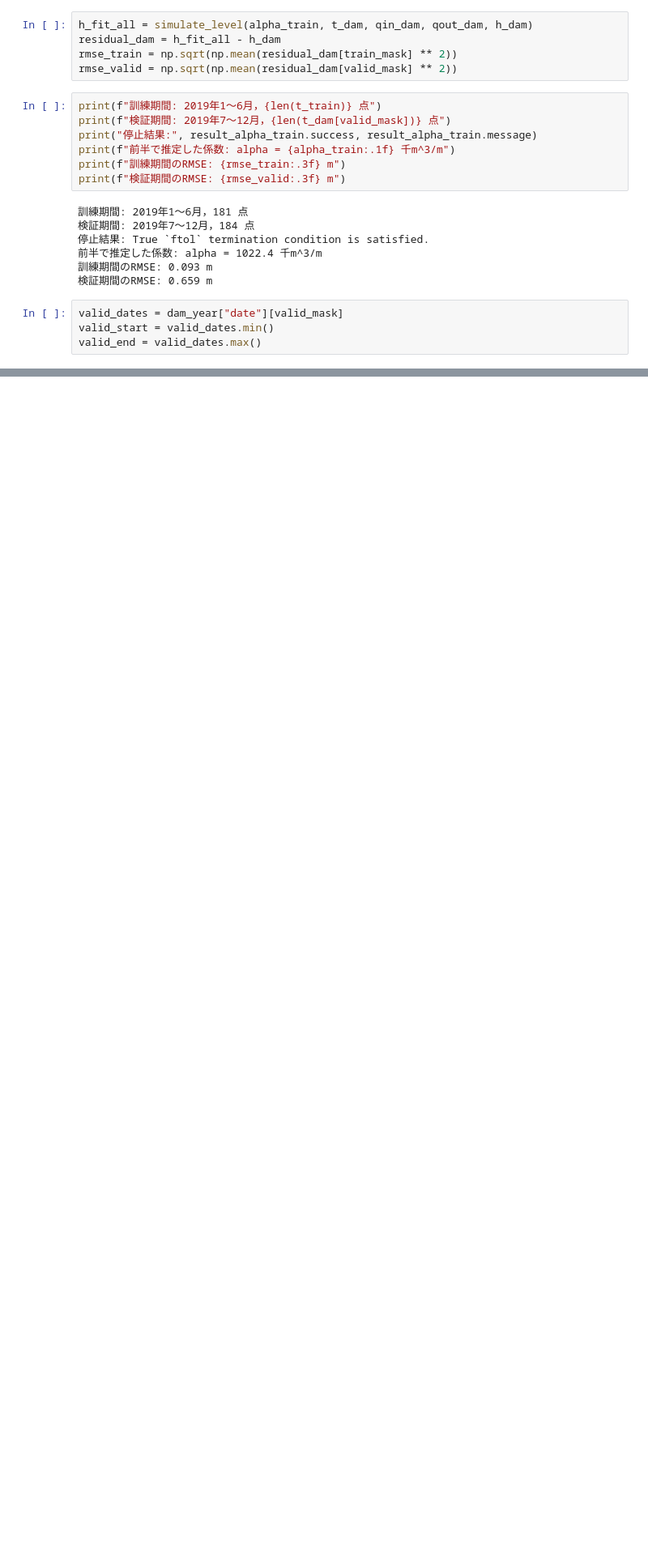
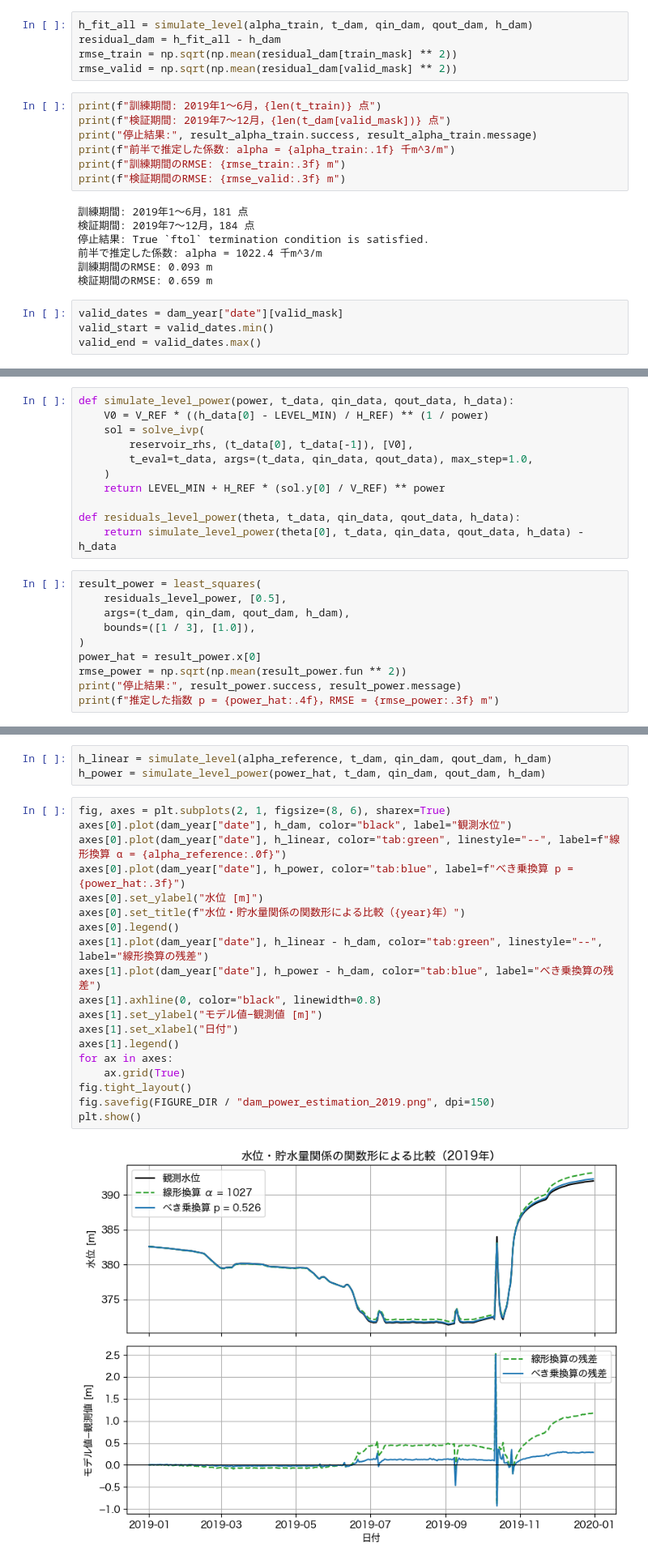
Before and after one commit to k16kgw/Class_Josai_AppliedProgrammingII, a Jupyter notebook: class/07/notebooks/parameter_estimation.ipynb, the cells around one changed output, grey strips where cells are left out. Shown at 81% size. Cells and saved outputs as stored; diff of their text form; blank space fills up the shorter version.

```diff
--- a/class/07/notebooks/parameter_estimation.ipynb
+++ b/class/07/notebooks/parameter_estimation.ipynb
@@ -515,0 +528,21 @@ plt.show()
+# %%
+def simulate_level_power(power, t_data, qin_data, qout_data, h_data):
+    V0 = V_REF * ((h_data[0] - LEVEL_MIN) / H_REF) ** (1 / power)
+    sol = solve_ivp(
+        reservoir_rhs, (t_data[0], t_data[-1]), [V0],
+        t_eval=t_data, args=(t_data, qin_data, qout_data), max_step=1.0,
+    )
+    return LEVEL_MIN + H_REF * (sol.y[0] / V_REF) ** power
+
+def residuals_level_power(theta, t_data, qin_data, qout_data, h_data):
+    return simulate_level_power(theta[0], t_data, qin_data, qout_data, h_data) - h_data
+# %%
+result_power = least_squares(
+    residuals_level_power, [0.5],
+    args=(t_dam, qin_dam, qout_dam, h_dam),
+    bounds=([1 / 3], [1.0]),
+)
+power_hat = result_power.x[0]
+rmse_power = np.sqrt(np.mean(result_power.fun ** 2))
+print("停止結果:", result_power.success, result_power.message)
+print(f"推定した指数 p = {power_hat:.4f}，RMSE = {rmse_power:.3f} m")
@@ -515,0 +552,24 @@ plt.show()
+# %%
+h_linear = simulate_level(alpha_reference, t_dam, qin_dam, qout_dam, h_dam)
+h_power = simulate_level_power(power_hat, t_dam, qin_dam, qout_dam, h_dam)
+# %%
+fig, axes = plt.subplots(2, 1, figsize=(8, 6), sharex=True)
+axes[0].plot(dam_year["date"], h_dam, color="black", label="観測水位")
+axes[0].plot(dam_year["date"], h_linear, color="tab:green", linestyle="--", label=f"線形換算 α = {alpha_reference:.0f}")
+axes[0].plot(dam_year["date"], h_power, color="tab:blue", label=f"べき乗換算 p = {power_hat:.3f}")
+axes[0].set_ylabel("水位 [m]")
+axes[0].set_title(f"水位・貯水量関係の関数形による比較（{year}年）")
+axes[0].legend()
+axes[1].plot(dam_year["date"], h_linear - h_dam, color="tab:green", linestyle="--", label="線形換算の残差")
+axes[1].plot(dam_year["date"], h_power - h_dam, color="tab:blue", label="べき乗換算の残差")
+axes[1].axhline(0, color="black", linewidth=0.8)
+axes[1].set_ylabel("モデル値−観測値 [m]")
+axes[1].set_xlabel("日付")
+axes[1].legend()
+for ax in axes:
+    ax.grid(True)
+fig.tight_layout()
+fig.savefig(FIGURE_DIR / "dam_power_estimation_2019.png", dpi=150)
+plt.show()
+# %% [output]
+[figure, added]
```
Also changed, not shown: parts of 3 cells of this notebook, 21 other files.
